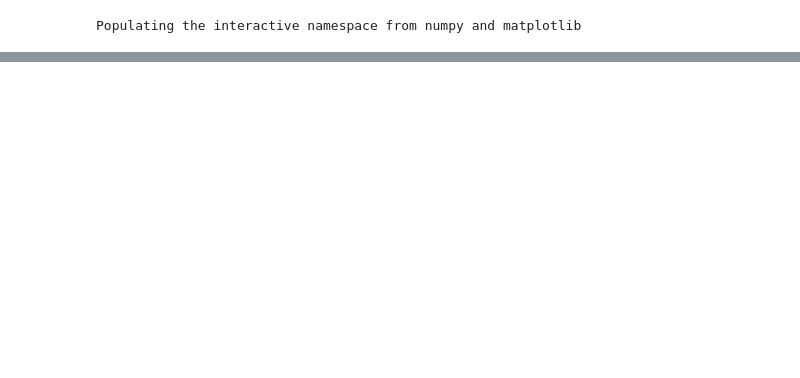
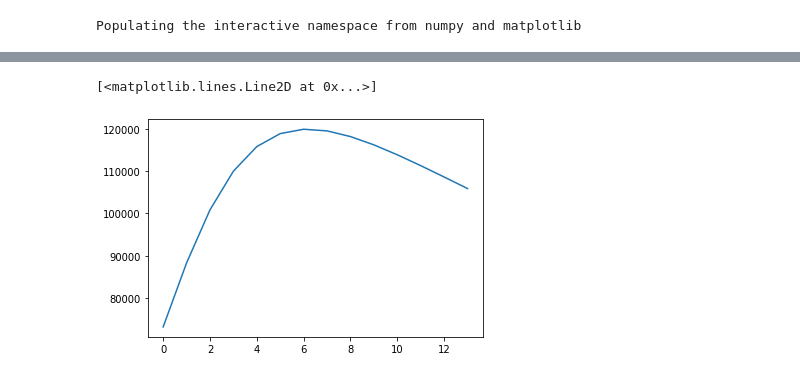
Before and after one commit to assem1390/hubbard, a Jupyter notebook: hubbard_.ipynb, the cells around one changed output, grey strips where cells are left out. Cells and saved outputs as stored; diff of their text form; code cells hidden in the pictures; blank space fills up the shorter version.

Commit message:
update with energy

```diff
--- a/hubbard_.ipynb
+++ b/hubbard_.ipynb
@@ -77,6 +77,33 @@ def self_consistency2(ns,U,ne,kbt):  # (U,ns,ne)
         # this is a comment
 
         return ns_new - ns
+# %%
+def tot_ener(ns,U,ne,kbt):
+        n1_do,n2_do,n1_up,n2_up = ns
+
+        vals_up,vects_up = make_spectr(U,n1_do,n2_do)
+        vals_do,vects_do = make_spectr(U,n1_up,n2_up)
+        num_of_k_points = len(vals_up)
+
+
+        #########################################################################
+        # get new spectrum and wavefunctions
+        # vals_up[ik,i] the i-th eigenvalue of up electrons at the ik-th k point
+        # vecs_up[ik,site,i] the i-th wavefunction of up electrons at the ik-th k point evaluated at site "site".
+
+
+        rho,eran = histogram(array([vals_up,vals_do]).flatten(),1000,density=True)
+        rho = convolve(rho,hamming(10),mode='same')/5 # some additional smoothing
+        NE = cumsum(rho)*diff(eran)[0]
+        mu = interpolate.interp1d(NE*4,eran[:-1],fill_value="extrapolate")
+
+        energy = sum(vals_up[:,0]*FD(vals_up[:,0]-mu(ne),kbt)) +\
+                 sum(vals_up[:,1]*FD(vals_up[:,1]-mu(ne),kbt)) +\
+                 sum(vals_do[:,0]*FD(vals_do[:,0]-mu(ne),kbt)) +\
+                 sum(vals_do[:,1]*FD(vals_do[:,1]-mu(ne),kbt)) +\
+                 -(U * num_of_k_points*((n1_do*n1_up)+(n2_do*n2_up)))
+
+        return energy
 # %%
 kbt =.01
 # U = 1/.2
@@ -92 +143,11 @@ for U in (1/arange(.1,.24,.01)):
+# %%
+tot_energy = []
+
+for U,i in zip((1/arange(.1,.24,.01)), range(0,24)):
+     tot_energy.append(tot_ener(nvals_anti[i].x,U,ne,kbt))
+# %%
+plot(tot_energy)
+# %% [output]
+[<matplotlib.lines.Line2D at 0x...>]
+[figure, added]
 # %%
```
Also changed, not shown: parts of 10 cells of this notebook.
